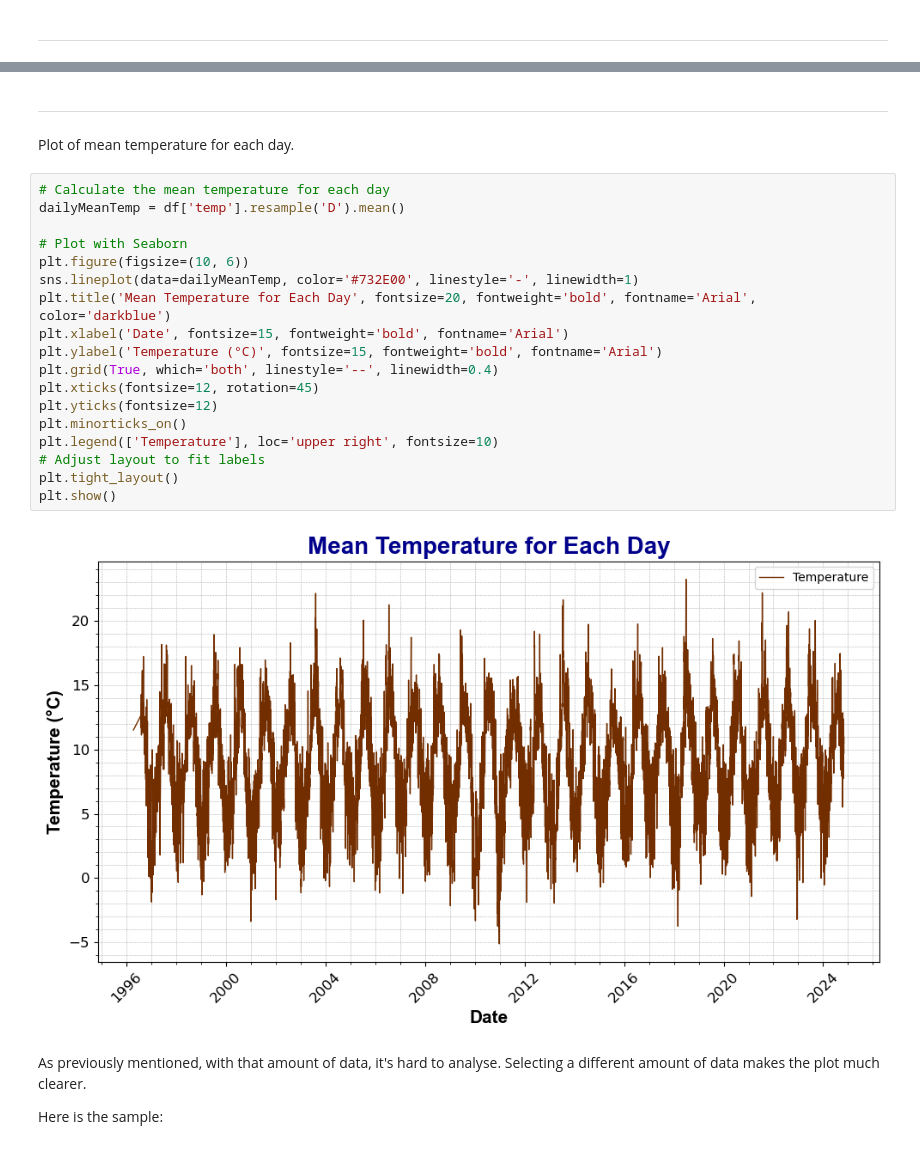
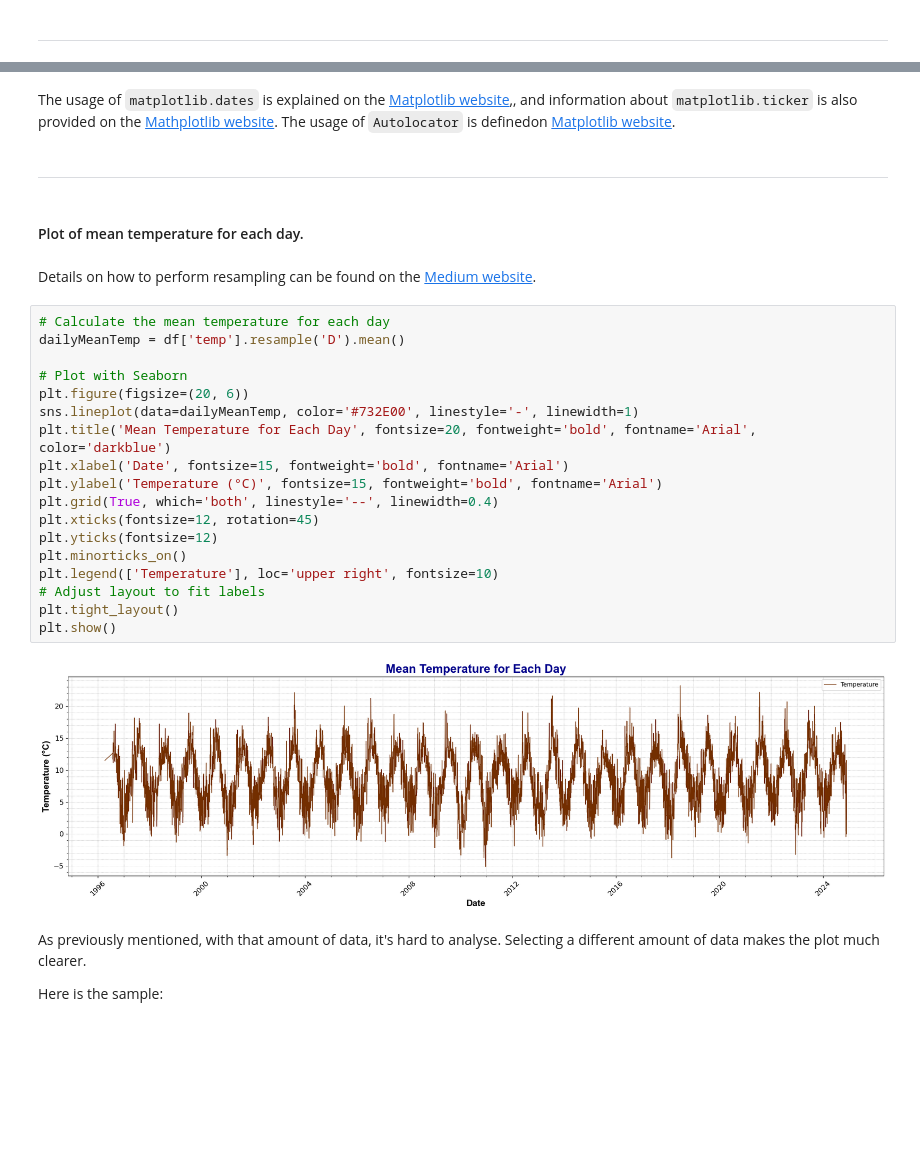
Before and after one commit to TomUszyn/PFDA-assignments, a Jupyter notebook: assingment_6_Weather.ipynb, the cells around one changed output, grey strips where cells are left out. Saved outputs shown, nothing was run; the diff lists cells and outputs as text; blank space fills up the shorter version.

```diff
--- a/assingment_6_Weather.ipynb
+++ b/assingment_6_Weather.ipynb
@@ -186,30 +206,35 @@ plt.tight_layout()
 plt.show()
 # %% [output]
 [figure]
+# %% [markdown]
+
+The usage of `matplotlib.dates` is explained on the [Matplotlib website](https://matplotlib.org/stable/api/dates_api.html),, and information about `matplotlib.ticker` is also provided on the [Mathplotlib website](https://matplotlib.org/stable/api/ticker_api.html). The usage of `Autolocator` is definedon [Matplotlib website](https://matplotlib.org/stable/api/ticker_api.html#matplotlib.ticker.AutoMinorLocator).
 # %% [markdown]
 ***
 # %% [markdown]
-Plot of mean temperature for each day.
+#### Plot of mean temperature for each day.
+# %% [markdown]
+Details on how to perform resampling can be found on the [Medium website](https://medium.com/@abelkuriakose/data-resampling-using-python-78fbcef91e02#:~:text=Python%20Libraries%20for%20Data%20Resampling).
 # %%
 # Calculate the mean temperature for each day
 dailyMeanTemp = df['temp'].resample('D').mean()
 
 # Plot with Seaborn
-plt.figure(figsize=(10, 6))
+plt.figure(figsize=(20, 6))
 sns.lineplot(data=dailyMeanTemp, color='#732E00', linestyle='-', linewidth=1)
 plt.title('Mean Temperature for Each Day', fontsize=20, fontweight='bold', fontname='Arial', color='darkblue')
 plt.xlabel('Date', fontsize=15, fontweight='bold', fontname='Arial')
 plt.ylabel('Temperature (°C)', fontsize=15, fontweight='bold', fontname='Arial')
 plt.grid(True, which='both', linestyle='--', linewidth=0.4)
 plt.xticks(fontsize=12, rotation=45)
 plt.yticks(fontsize=12)
 plt.minorticks_on()
 plt.legend(['Temperature'], loc='upper right', fontsize=10)
 # Adjust layout to fit labels
 plt.tight_layout()
 plt.show()
 # %% [output]
-[figure, old version]
+[figure, new version]
 # %% [markdown]
 As previously mentioned, with that amount of data, it's hard to analyse. Selecting a different amount of data makes the plot much clearer.
 
```
Also changed, not shown: parts of 50 cells of this notebook.
